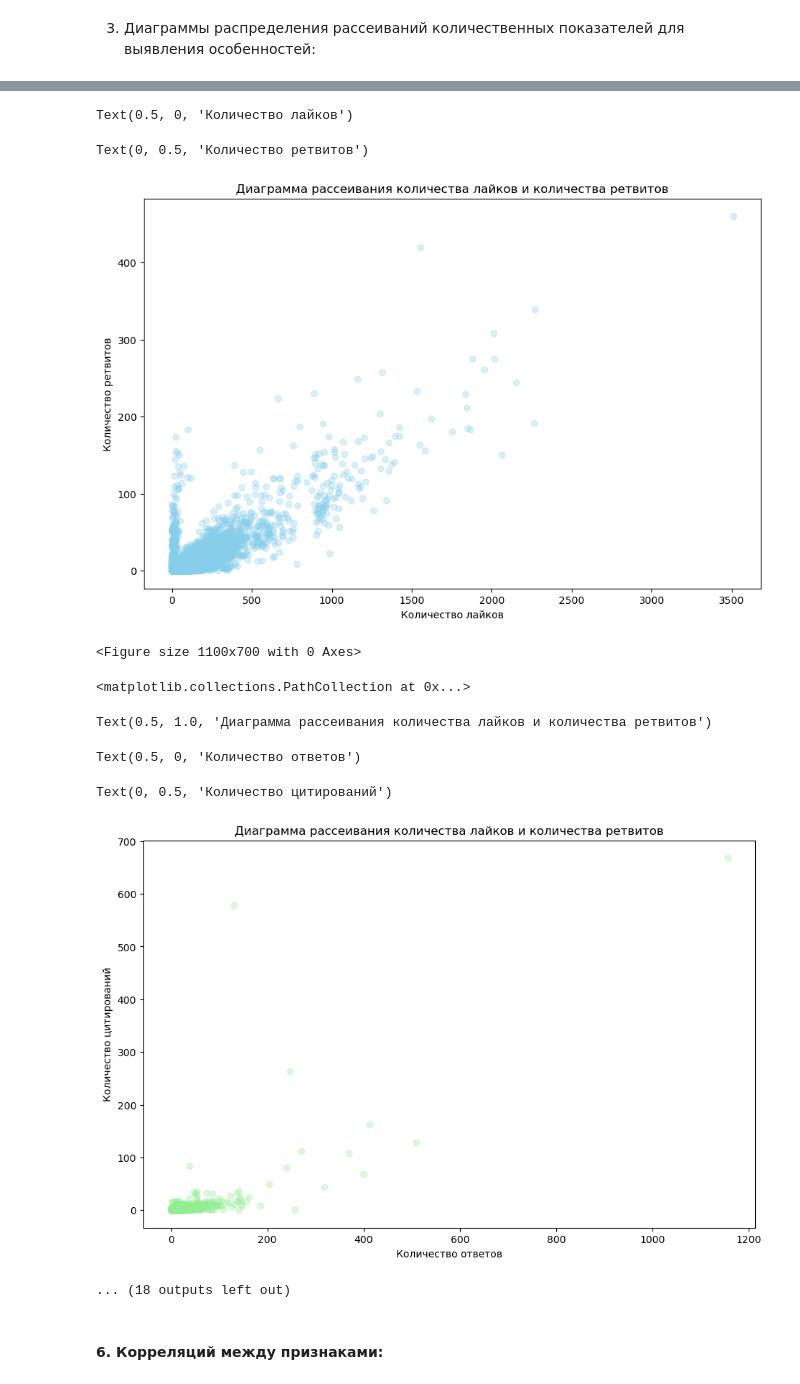
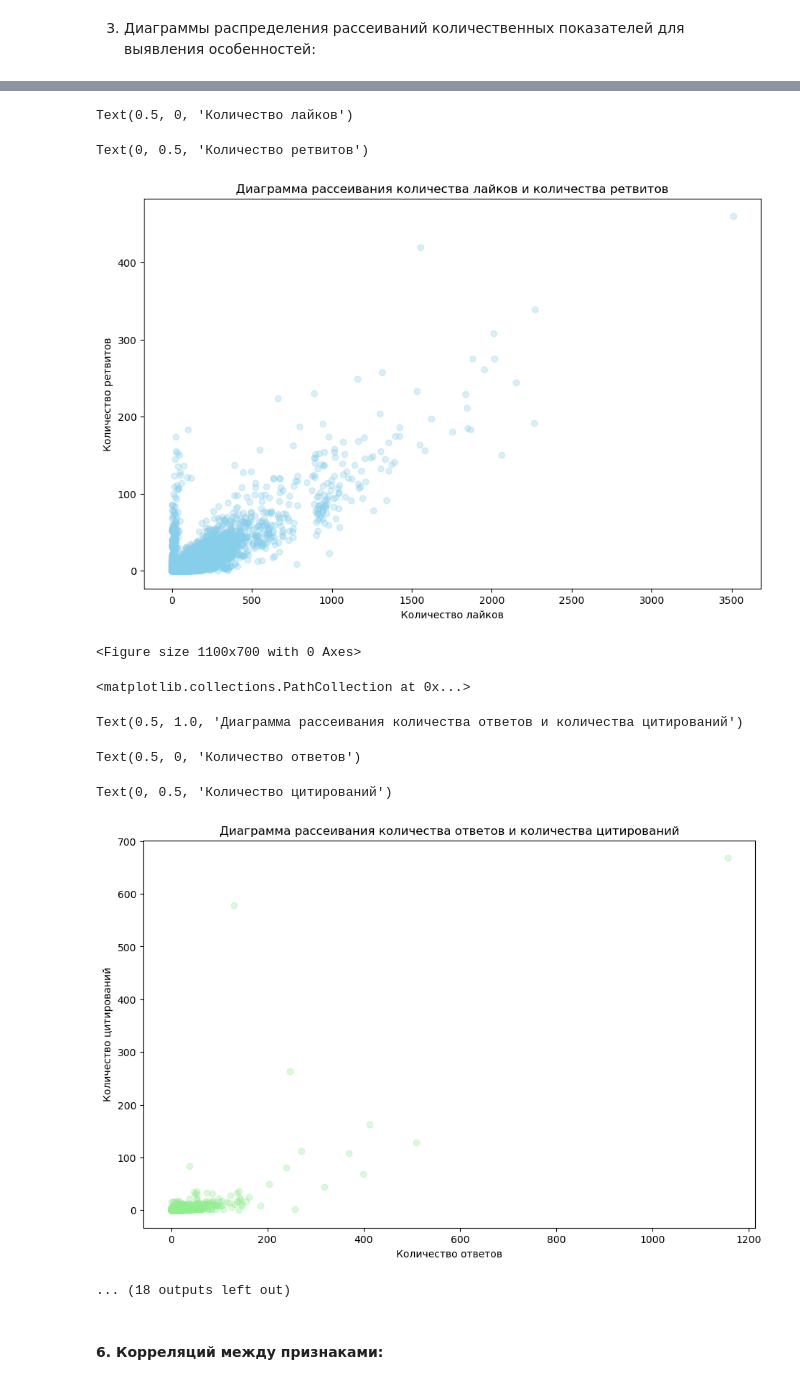
Before and after one commit to TDitS/SOBD2023, a Jupyter notebook: lab1.ipynb, the cells around one changed output, grey strips where cells are left out. Drawn from its saved outputs; the diff is of its cells as text; code cells hidden in the pictures.

```diff
--- a/lab1.ipynb
+++ b/lab1.ipynb
@@ -587,7 +587,7 @@ df_pd = df.select(df.reply_count, df.quote_count).toPandas()
 # Построение диаграммы рассеяния
 plt.figure(figsize=(11, 7))
 plt.scatter(df_pd['reply_count'], df_pd['quote_count'], alpha=0.3, color='lightgreen')
-plt.title('Диаграмма рассеивания количества лайков и количества ретвитов')
+plt.title('Диаграмма рассеивания количества ответов и количества цитирований')
 plt.xlabel('Количество ответов')
 plt.ylabel('Количество цитирований')
 plt.show()
@@ -598,7 +598,7 @@ df_pd = df.select(df.follower_count, df.following_count).toPandas()
 # Построение диаграммы рассеяния
 plt.figure(figsize=(11, 7))
 plt.scatter(df_pd['follower_count'], df_pd['following_count'], alpha=0.3, color='lightcoral')
-plt.title('Диаграмма рассеивания количества лайков и количества ретвитов')
+plt.title('Диаграмма рассеивания подписок лайков и количества подписчиков')
 plt.xlabel('Количество подписок')
 plt.ylabel('Количество подписчиков')
 plt.show()
@@ -606,37 +606,37 @@ plt.show()
 # Преобразование DataFrame в Pandas DataFrame
 df_pd = df.select(df.follower_count, df.like_count).toPandas()
 
 # Построение диаграммы рассеяния
 plt.figure(figsize=(11, 7))
 plt.scatter(df_pd['follower_count'], df_pd['like_count'], alpha=0.3, color='orange')
-plt.title('Диаграмма рассеивания количества лайков и количества ретвитов')
+plt.title('Диаграмма рассеивания количества подписок и количества лайков')
 plt.xlabel('Количество подписок')
 plt.ylabel('Количество лайков')
 plt.show()
 
 # Преобразование DataFrame в Pandas DataFrame
 df_pd = df.select(df.like_count, df.reply_count).toPandas()
 
 # Построение диаграммы рассеяния
 plt.figure(figsize=(11, 7))
 plt.scatter(df_pd['like_count'], df_pd['reply_count'], alpha=0.3, color='pink')
-plt.title('Диаграмма рассеивания количества лайков и количества ретвитов')
+plt.title('Диаграмма рассеивания количества лайков и количества ответов')
 plt.xlabel('Количество лайков')
 plt.ylabel('Количество ответов')
 plt.show()
 # %% [output]
 <Figure size 1100x700 with 0 Axes>
 <matplotlib.collections.PathCollection at 0x...>
 Text(0.5, 1.0, 'Диаграмма рассеивания количества лайков и количества ретвитов')
 Text(0.5, 0, 'Количество лайков')
 Text(0, 0.5, 'Количество ретвитов')
 [figure]
 <Figure size 1100x700 with 0 Axes>
 <matplotlib.collections.PathCollection at 0x...>
-Text(0.5, 1.0, 'Диаграмма рассеивания количества лайков и количества ретвитов')
+Text(0.5, 1.0, 'Диаграмма рассеивания количества ответов и количества цитирований')
 Text(0.5, 0, 'Количество ответов')
 Text(0, 0.5, 'Количество цитирований')
-[figure, old version]
+[figure, new version]
 ... (18 outputs left out)
 # %% [markdown]
 #### 6. Корреляций между признаками:
```
Also changed, not shown: parts of 1 cell of this notebook.
